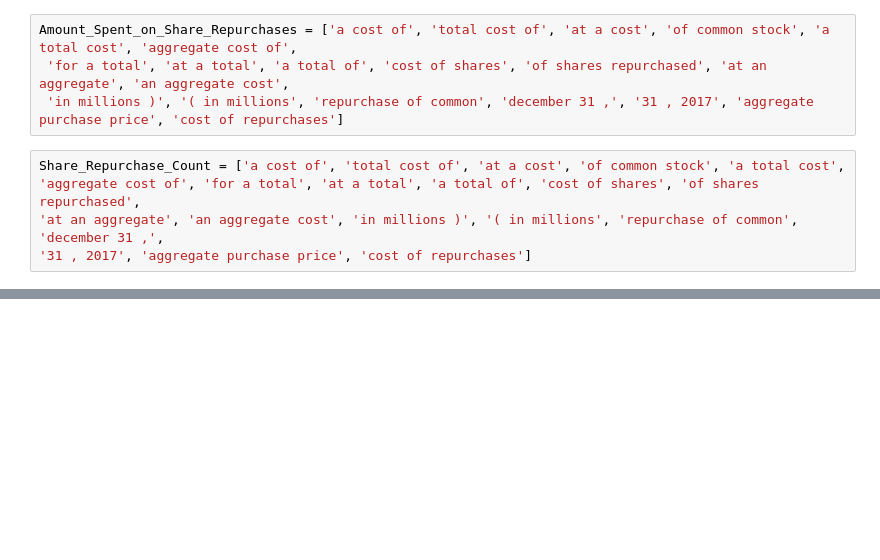
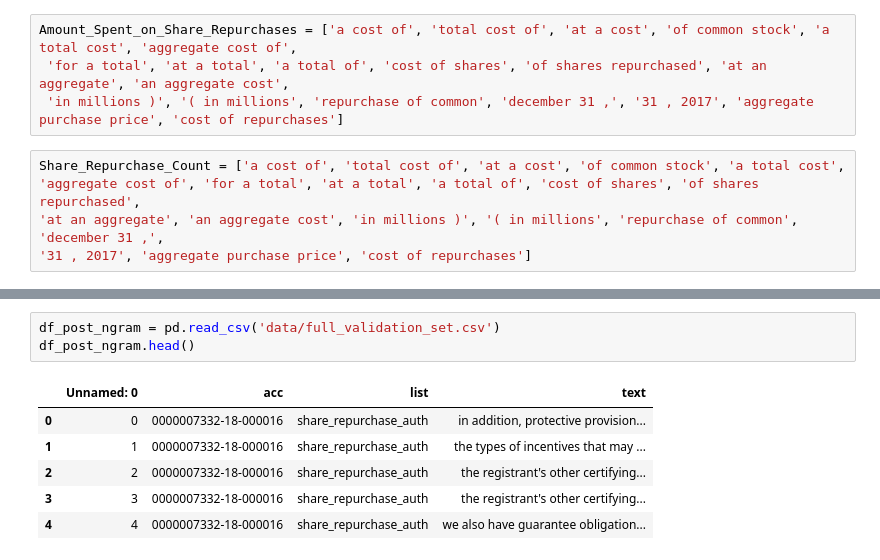
Before and after one commit to DataScienceBS/data-question-8-splashing-lionesses, a Jupyter notebook: data_exp.ipynb, the cells around one changed output, grey strips where cells are left out. Drawn from its saved outputs; the diff is of its cells as text; blank space fills up the shorter version.

```diff
--- a/data_exp.ipynb
+++ b/data_exp.ipynb
@@ -462,0 +525,10 @@ Share_Repurchase_Count = ['a cost of', 'total cost of', 'at a cost', 'of common
+# %%
+df_post_ngram = pd.read_csv('data/full_validation_set.csv')
+df_post_ngram.head()
+# %% [output]
+|  | Unnamed: 0 | acc | list | text |
+| 0 | 0 | 0000007332-18-000016 | share_repurchase_auth | in addition, protective provision... |
+| 1 | 1 | 0000007332-18-000016 | share_repurchase_auth | the types of incentives that may ... |
+| 2 | 2 | 0000007332-18-000016 | share_repurchase_auth | the registrant's other certifying... |
+| 3 | 3 | 0000007332-18-000016 | share_repurchase_auth | the registrant's other certifying... |
+| 4 | 4 | 0000007332-18-000016 | share_repurchase_auth | we also have guarantee obligation... |
```
Also changed, not shown: parts of 10 cells of this notebook, 1 other file.
